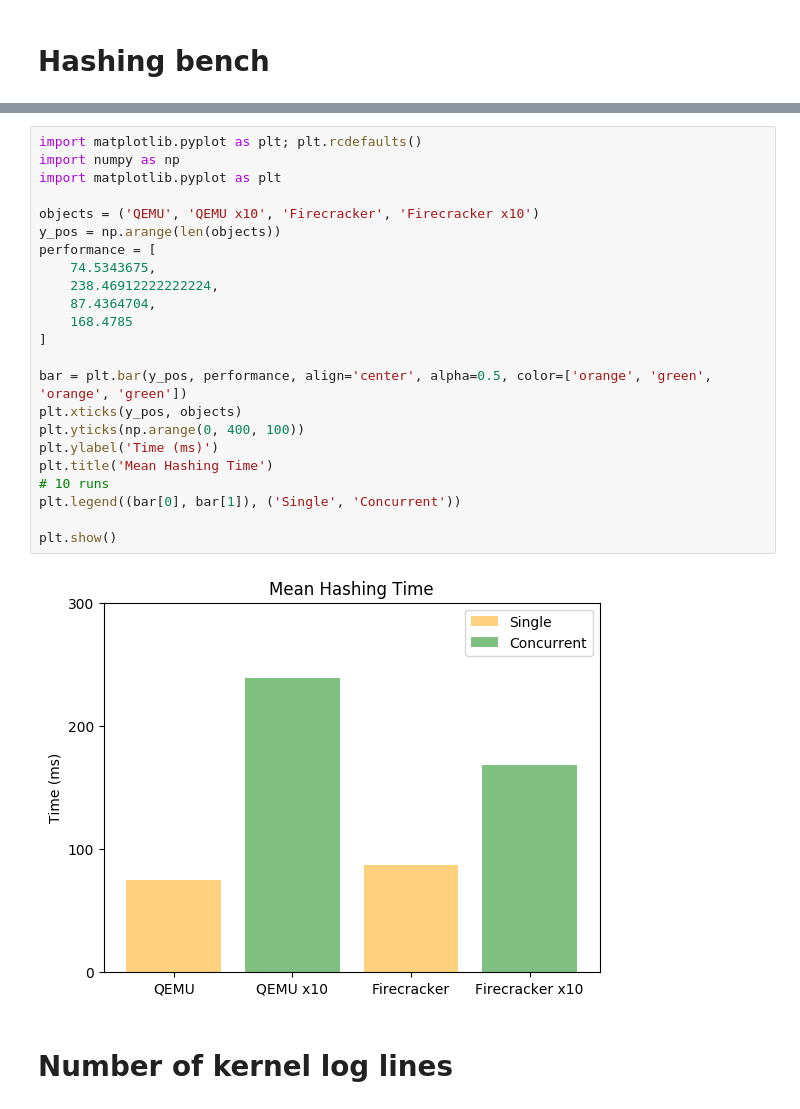
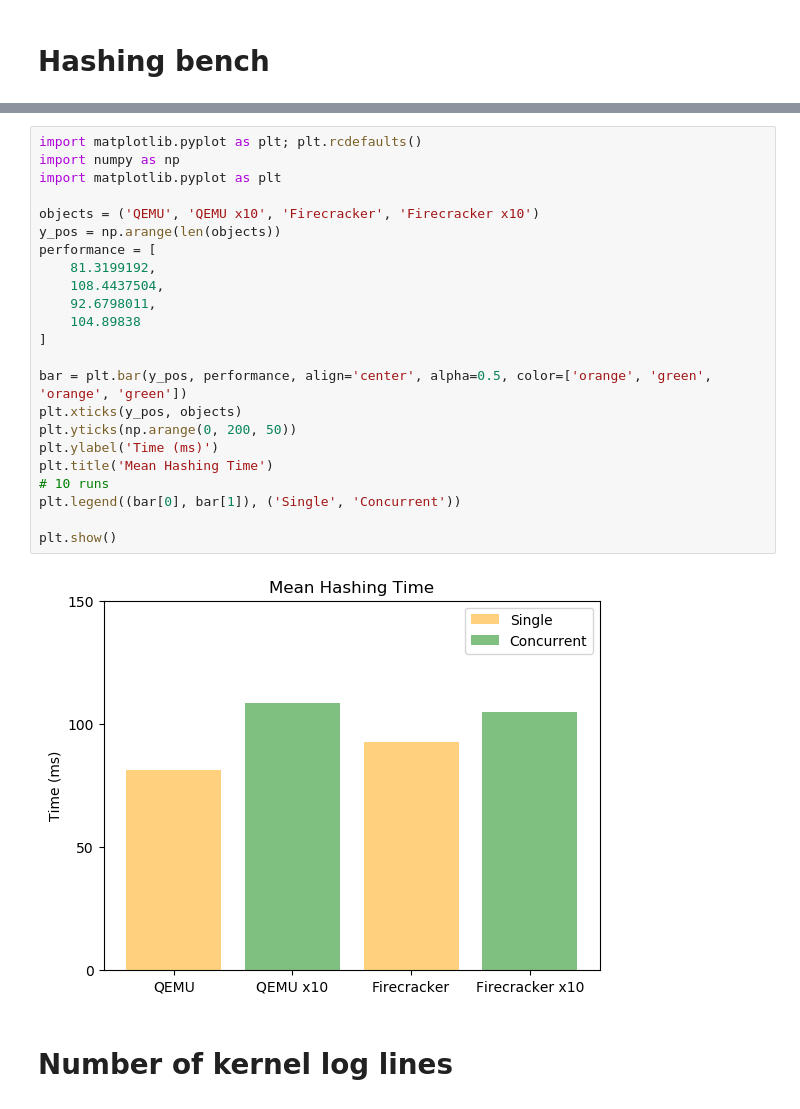
Before and after one commit to dreadl0ck/microbench, a Jupyter notebook: plots/plots.ipynb, the cells around one changed output, grey strips where cells are left out. Drawn from its saved outputs; the diff is of its cells as text.

```diff
--- a/plots/plots.ipynb
+++ b/plots/plots.ipynb
@@ -610,28 +620,28 @@ print(stats.mean(fc_multi))
 # %%
 import matplotlib.pyplot as plt; plt.rcdefaults()
 import numpy as np
 import matplotlib.pyplot as plt
 
 objects = ('QEMU', 'QEMU x10', 'Firecracker', 'Firecracker x10')
 y_pos = np.arange(len(objects))
 performance = [
-    74.5343675,
-    238.46912222222224,
-    87.4364704,
-    168.4785
+    81.3199192,
+    108.4437504,
+    92.6798011,
+    104.89838
 ]
 
 bar = plt.bar(y_pos, performance, align='center', alpha=0.5, color=['orange', 'green', 'orange', 'green'])
 plt.xticks(y_pos, objects)
-plt.yticks(np.arange(0, 400, 100))
+plt.yticks(np.arange(0, 200, 50))
 plt.ylabel('Time (ms)')
 plt.title('Mean Hashing Time')
 # 10 runs
 plt.legend((bar[0], bar[1]), ('Single', 'Concurrent'))
 
 plt.show()
 # %% [output]
-[figure, old version]
+[figure, new version]
 # %% [markdown]
 # Number of kernel log lines
 # %%
```
Also changed, not shown: parts of 16 cells of this notebook, 1 other file.
